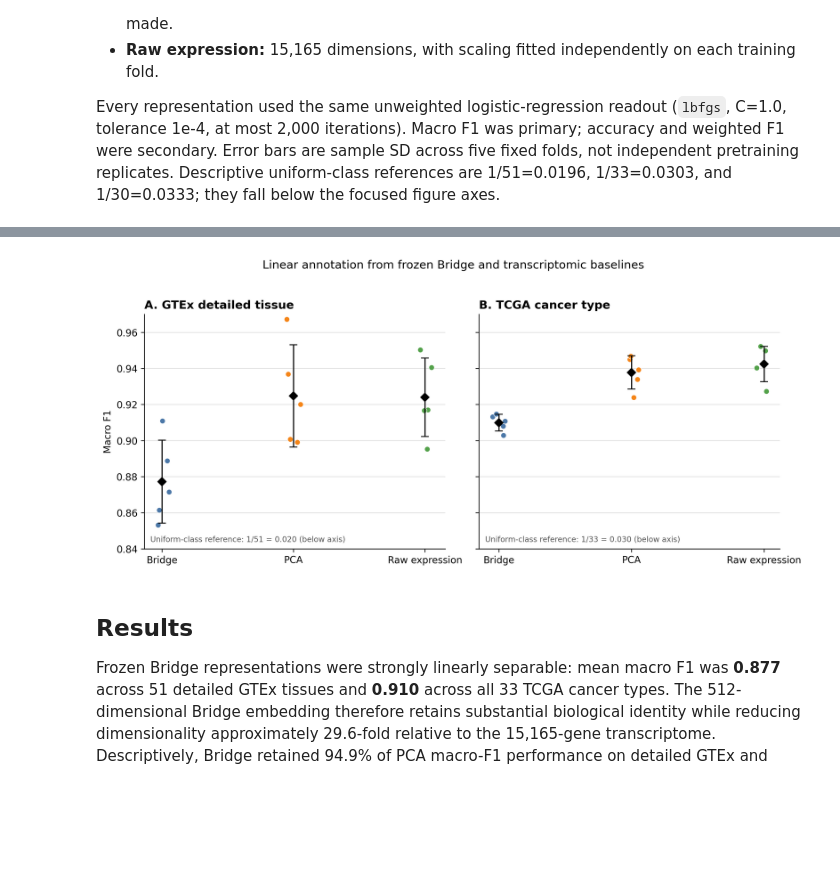
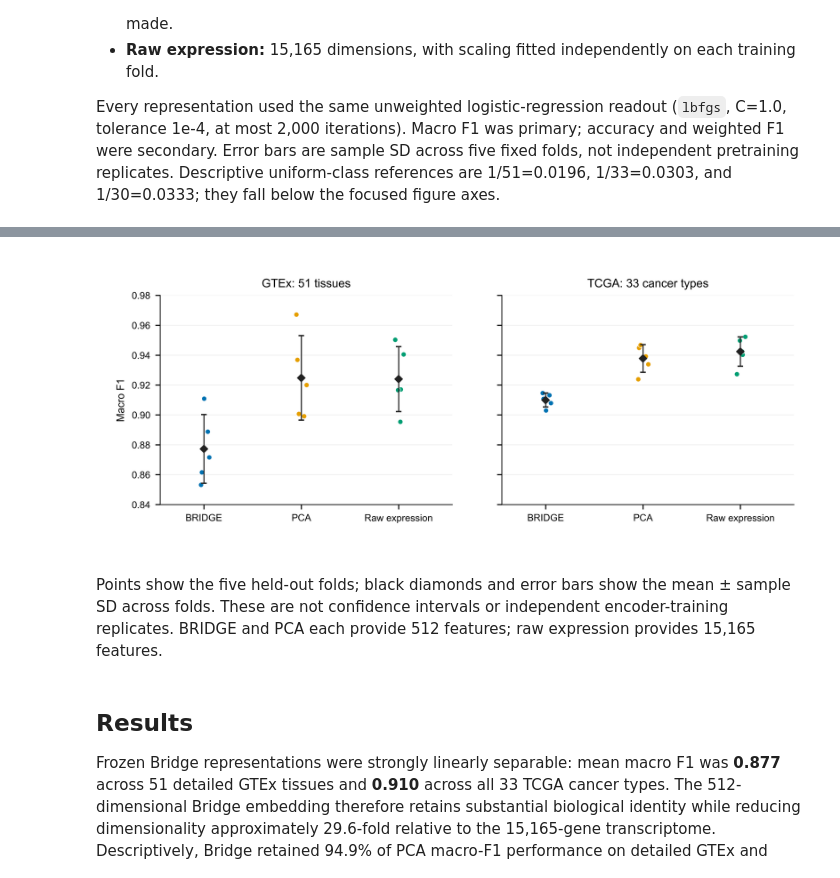
Before and after one commit to alwalt/bridge-rna, a Jupyter notebook: benchmarks/tissue_cancer_classification/tissue_cancer_classification.ipynb, the cells around one changed output, grey strips where cells are left out. Drawn from its saved outputs; the diff is of its cells as text; code cells hidden in the pictures; blank space fills up the shorter version.

Commit message:
Standardize classification and survival figures for manuscript review

```diff
--- a/benchmarks/tissue_cancer_classification/tissue_cancer_classification.ipynb
+++ b/benchmarks/tissue_cancer_classification/tissue_cancer_classification.ipynb
@@ -51,7 +51,7 @@ Every representation used the same unweighted logistic-regression readout (`lbfg
 # %%
 primary = metrics[metrics['task'].isin(['gtex_detailed', 'tcga_cancer'])].copy()
 primary['task'] = primary['task'].map({'gtex_detailed': 'GTEx detailed', 'tcga_cancer': 'TCGA cancer'})
-primary['representation'] = primary['representation'].map({'bridge': 'Bridge', 'pca': 'PCA', 'raw': 'Raw expression'})
+primary['representation'] = primary['representation'].map({'bridge': 'BRIDGE', 'pca': 'PCA', 'raw': 'Raw expression'})
 display(primary[['task', 'representation', 'folds', 'accuracy_mean', 'accuracy_sd', 'macro_f1_mean', 'macro_f1_sd', 'weighted_f1_mean', 'weighted_f1_sd']].round(4))
 display(Image(filename=str(FIGURES / 'main_annotation_macro_f1.png'), width=1000))
 # %% [output]
@@ -63,6 +63,8 @@ display(Image(filename=str(FIGURES / 'main_annotation_macro_f1.png'), width=1000
 | 7 | TCGA cancer | PCA | 5 | 0.9544 | 0.0054 | 0.9378 | 0.0092 | ... |
 | 8 | TCGA cancer | Raw expression | 5 | 0.9592 | 0.0068 | 0.9424 | 0.0098 | ... |
-[figure, old version]
+[figure, new version]
+# %% [markdown]
+Points show the five held-out folds; black diamonds and error bars show the mean ± sample SD across folds. These are not confidence intervals or independent encoder-training replicates. BRIDGE and PCA each provide 512 features; raw expression provides 15,165 features.
 # %% [markdown]
 ## Results
 
```
Also changed, not shown: parts of 3 cells of this notebook, 51 other files.
